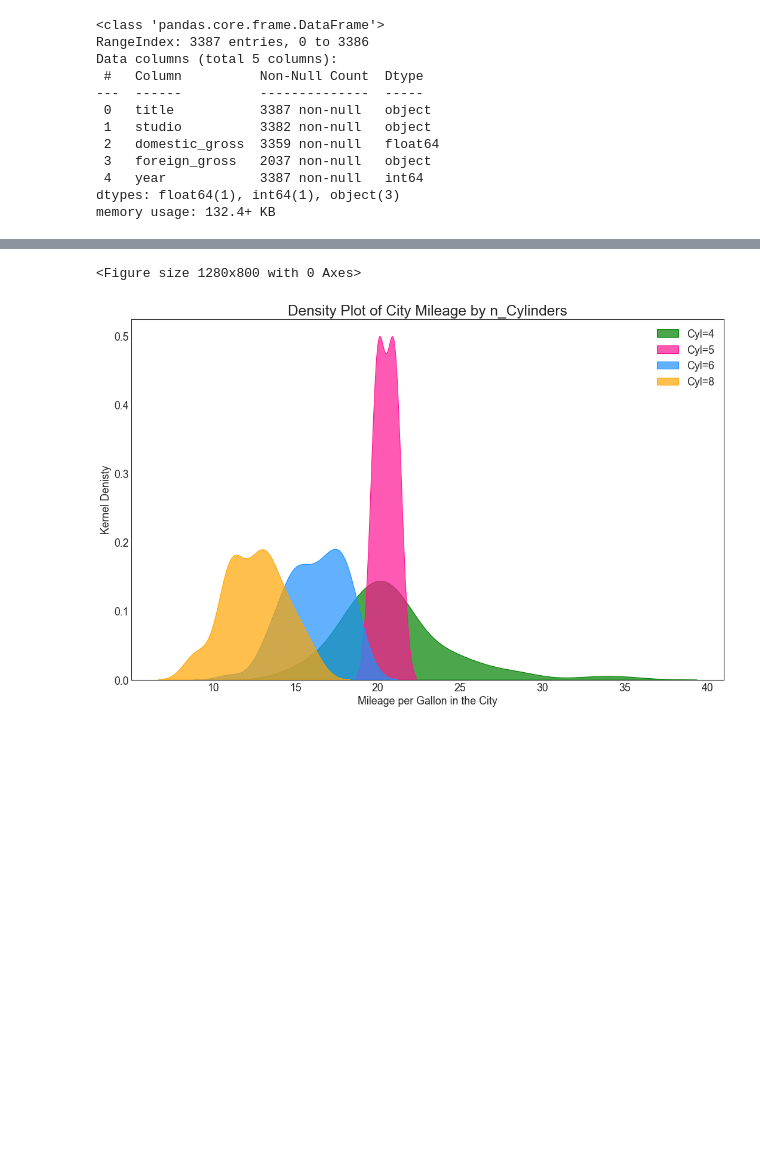
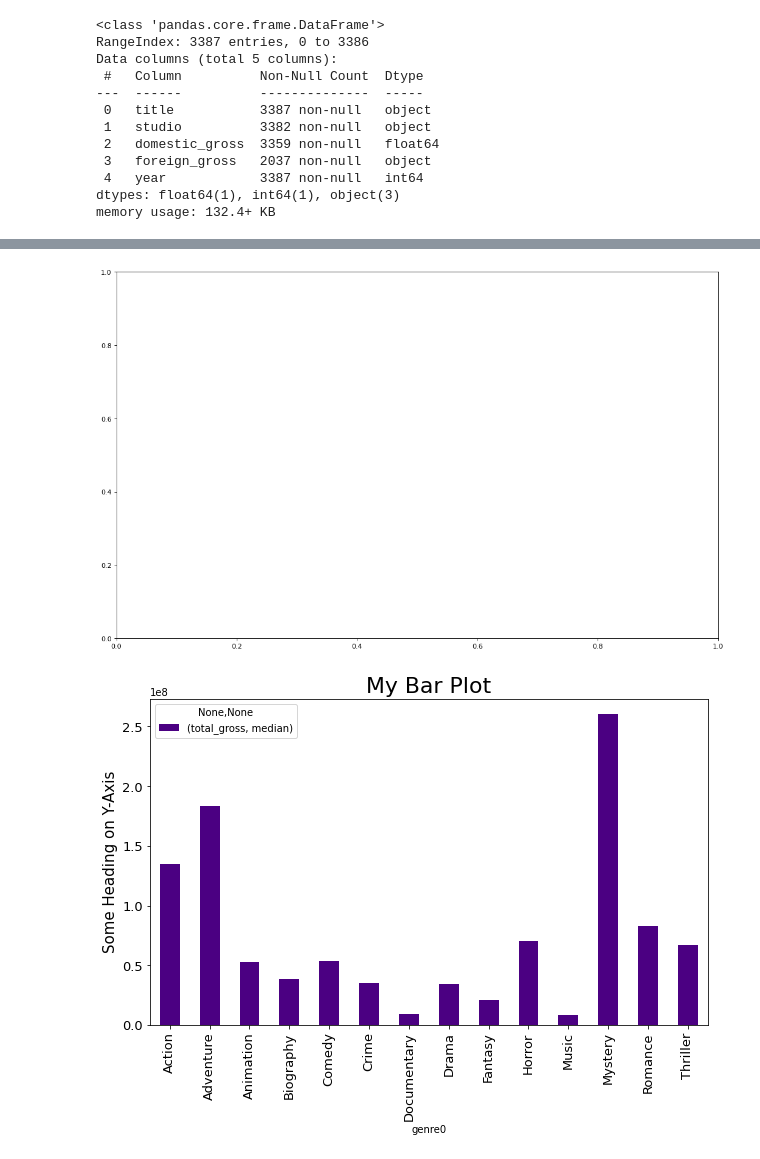
Before and after one commit to nil-91/Microsoft_Movie_Analysis, a Jupyter notebook: code/eda_notebook.ipynb, the cells around one changed output, grey strips where cells are left out. Drawn from its saved outputs; the diff is of its cells as text; code cells hidden in the pictures; blank space fills up the shorter version.

```diff
--- a/code/eda_notebook.ipynb
+++ b/code/eda_notebook.ipynb
@@ -134,0 +157,2 @@ clean_df
+# %%
+df = clean_df
@@ -135,3 +198,27 @@ clean_df
+# %%
+import matplotlib.pyplot as plt
+from matplotlib.axes._axes import _log as matplotlib_axes_logger
+from matplotlib.ticker import FuncFormatter
+import seaborn as sns
+
+# Standard data manipulation packages
+import pandas as pd
+import numpy as np
+
+fig, ax = plt.subplots(figsize=(16, 10), dpi=80)
+#make a dictioneray of the genres
+generes = list(df['genre0'].unique())
+genre_vs_gross = clean_df[['total_gross','genre0']].groupby(['genre0']).agg(['median'])
+
+
+ax = genre_vs_gross.plot(kind='bar', figsize=(10,6), color="indigo", fontsize=13, stacked=True);
+ax.set_alpha(0.8)
+ax.set_title("My Bar Plot", fontsize=22)
+ax.set_ylabel("Some Heading on Y-Axis", fontsize=15);
+plt.show()
+# %% [output]
+[figure, added]
+[figure, added]
 # %%
 # visualization packages
 import matplotlib.pyplot as plt
@@ -231,5 +291,0 @@ def sample_plot2():
-# %%
-sample_plot2()
-# %% [output]
-<Figure size 1280x800 with 0 Axes>
-[figure, removed]
```
Also changed, not shown: parts of 6 cells of this notebook, 1 other file.
